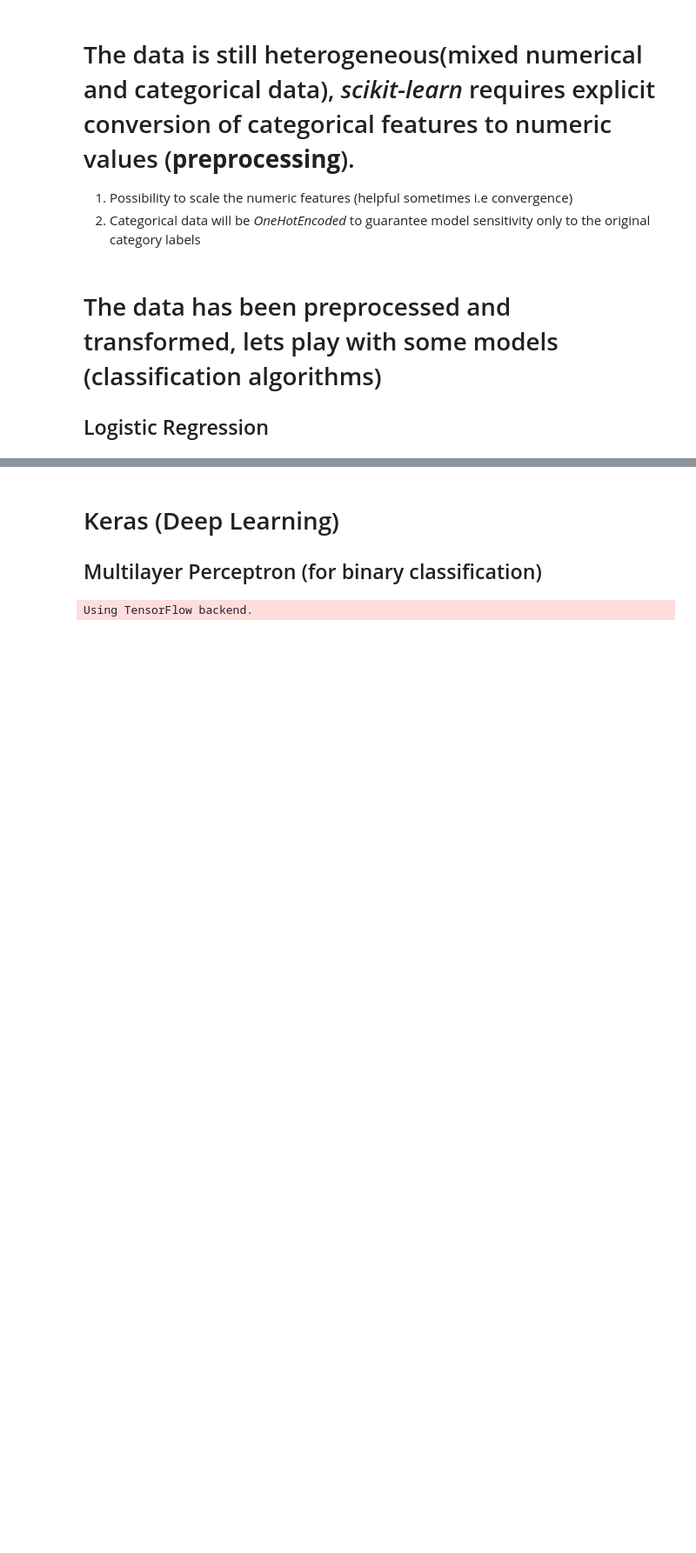
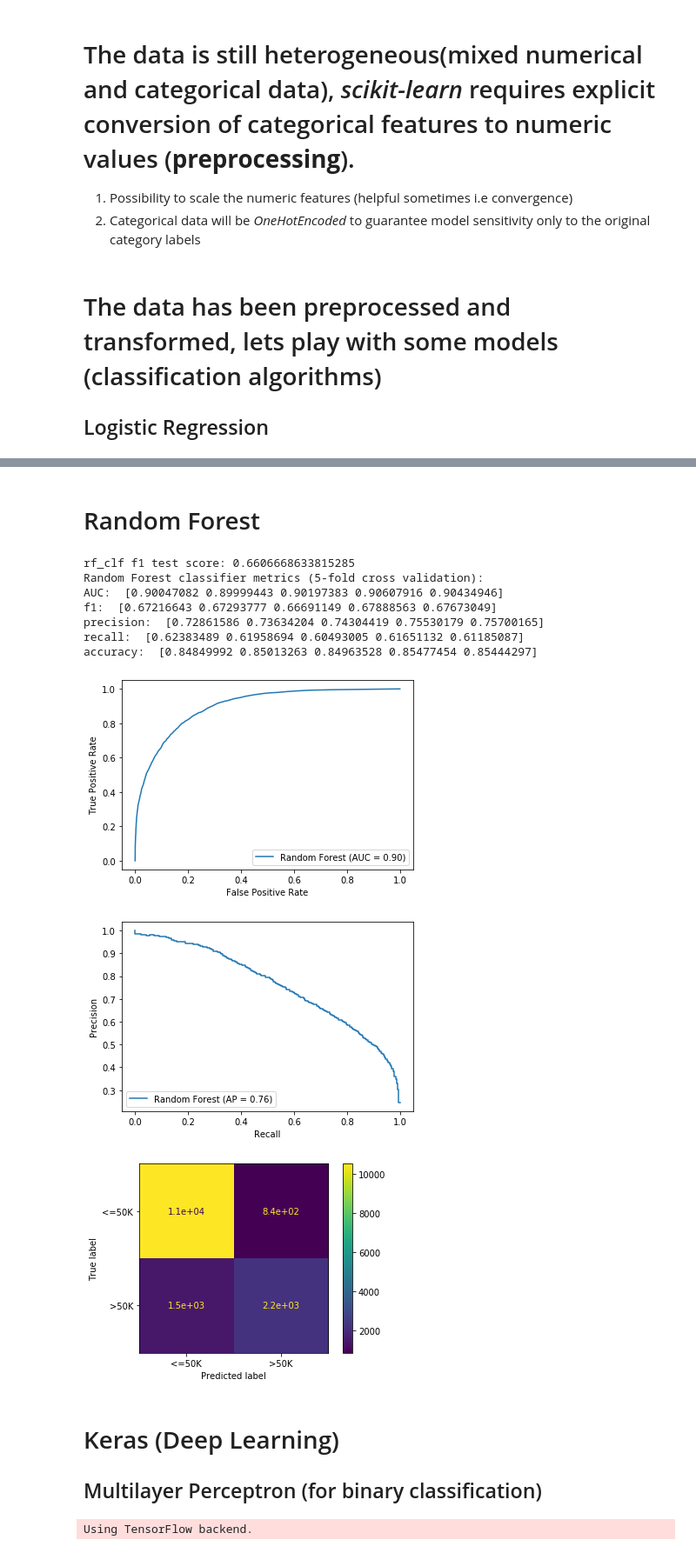
Before and after one commit to sebas-aguilar/ML-Exercise, a Jupyter notebook: dataScienceExercise.ipynb, the cells around one changed output, grey strips where cells are left out. Shown: that part at 87% size. Drawn from its saved outputs; the diff is of its cells as text; code cells hidden in the pictures; blank space fills up the shorter version.

```diff
--- a/dataScienceExercise.ipynb
+++ b/dataScienceExercise.ipynb
@@ -16,14 +16,14 @@ dataTypes = {'age':np.uint8,'workclass':'category', 'fnlwgt':np.uint32, 'educati
              'capital-gain':np.uint32, 'capital-loss':np.uint32, 'hours-per-week':np.uint8, 'native-country':'category',
              'class':'category'}
 
-S
+
 # Note, we have a mixture of categorical and numerical data,
 df_train = pd.read_csv('trainingData/au_train.csv', dtype=dataTypes, skipinitialspace=True, engine='c')
 df_test = pd.read_csv('testingData/au_test.csv', dtype=dataTypes, skipinitialspace=True ,engine='c')
 
 
 # Shuffle training set
-# df_train = df_train.sample(frac=1)#random_state,weights
+df_train = df_train.sample(frac=1)#random_state,weights
 
 
 # Check for duplicate rows
@@ -57,13 +57,16 @@ df_test = pd.read_csv('testingData/au_test.csv', dtype=dataTypes, skipinitialspa
 # version of `education` category that is order by level of education (good), I'll drop the category
 # df_train = df_train.drop(columns=['education'])
 # df_test = df_test.drop(columns=['education'])
-df_train = df_train.drop(columns=['fnlwgt'])
-df_test = df_test.drop(columns=['fnlwgt'])
+# df_train = df_train.drop(columns=['fnlwgt'])
+# df_test = df_test.drop(columns=['fnlwgt'])
 # df_train = df_train.drop(columns=['capital-gain'])
 # df_test = df_test.drop(columns=['capital-gain'])
 # df_train = df_train.drop(columns=['capital-loss'])
 # df_test = df_test.drop(columns=['capital-loss'])
-
+df_train = df_train.drop(columns=['education-num'])
+df_test = df_test.drop(columns=['education-num'])
+df_train = df_train.drop(columns=['relationship'])
+df_test = df_test.drop(columns=['relationship'])
 
 # Check for misspelled labels
 # categories = ['workclass','education','marital-status','occupation','relationship','race','sex','native-country','class']
@@ -348,3 +326,46 @@ logr f1 score GridSearchCV: 0.6594224471568919
+# %% [markdown]
+# Random Forest
+# %%
+from sklearn.ensemble import RandomForestClassifier
+rf_clf = RandomForestClassifier(n_estimators=150,n_jobs=-1,class_weight='balanced')
+rf_clf = rf_clf.fit(X_trainTrans, y_train)
+y_test_pred = rf_clf.predict(X=X_testTrans)
+
+from sklearn.metrics import f1_score
+f1Score = f1_score(y_true=y_test,y_pred=y_test_pred)
+print('rf_clf f1 test score:',f1Score)
+
+
+# Makes some plots
+from sklearn.metrics import plot_confusion_matrix,plot_roc_curve,plot_precision_recall_curve
+plot_roc_curve(rf_clf,X_testTrans,y_test,name='Random Forest')
+plot_precision_recall_curve(rf_clf,X_testTrans,y_test,name='Random Forest')
+plot_confusion_matrix(rf_clf,X_testTrans,y_test,display_labels=['<=50K','>50K'])
+
+
+from sklearn.model_selection import cross_validate
+from sklearn.metrics import make_scorer
+scoring = {'AUC': 'roc_auc', 'F1': make_scorer(f1_score), 'precision': 'precision', 'recall': 'recall', 'accuracy':'accuracy'}
+results = cross_validate(estimator=rf_clf, X=X_trainTrans, y=y_train,scoring=scoring,cv=5,n_jobs=-1)
+sorted(results.keys())
+
+print('Random Forest classifier metrics (5-fold cross validation):')
+print('AUC: ',results['test_AUC'])
+print('f1: ',results['test_F1'])
+print('precision: ',results['test_precision'])
+print('recall: ',results['test_recall'])
+print('accuracy: ',results['test_accuracy'])
+# %% [output]
+rf_clf f1 test score: 0.6606668633815285
+Random Forest classifier metrics (5-fold cross validation):
+AUC:  [0.90047082 0.89999443 0.90197383 0.90607916 0.90434946]
+f1:  [0.67216643 0.67293777 0.66691149 0.67888563 0.67673049]
+precision:  [0.72861586 0.73634204 0.74304419 0.75530179 0.75700165]
+recall:  [0.62383489 0.61958694 0.60493005 0.61651132 0.61185087]
+accuracy:  [0.84849992 0.85013263 0.84963528 0.85477454 0.85444297]
+[figure, added]
+[figure, added]
+[figure, added]
 # %% [markdown]
 # Keras (Deep Learning)
 
```
Also changed, not shown: parts of 5 cells of this notebook, 6 other files.
